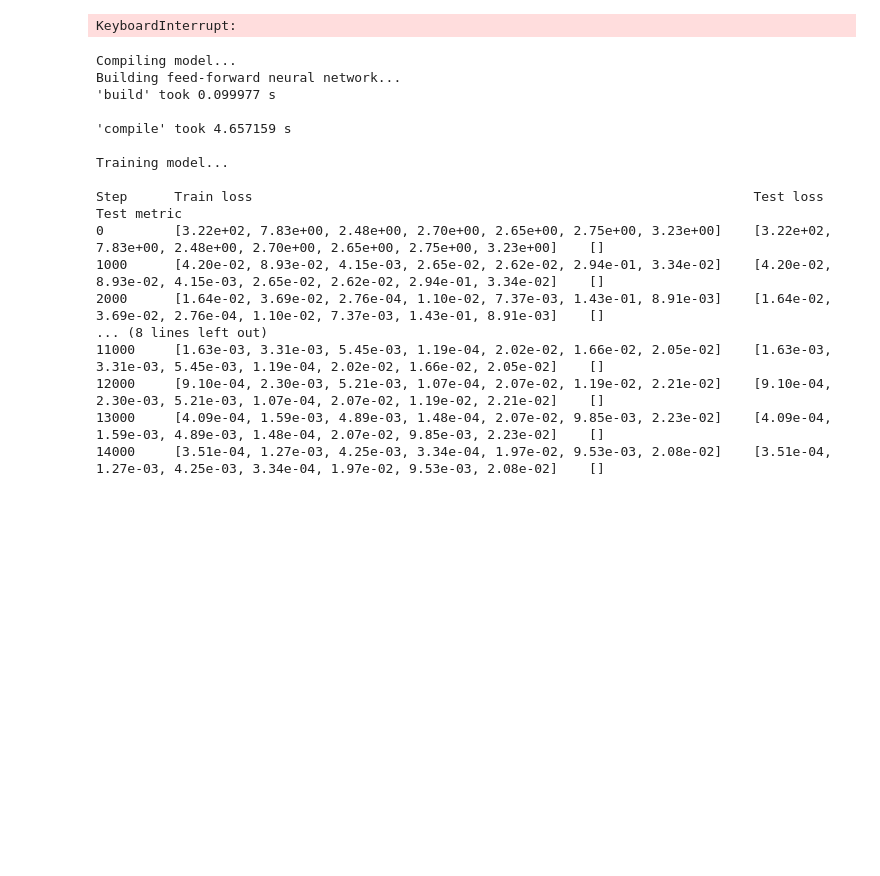
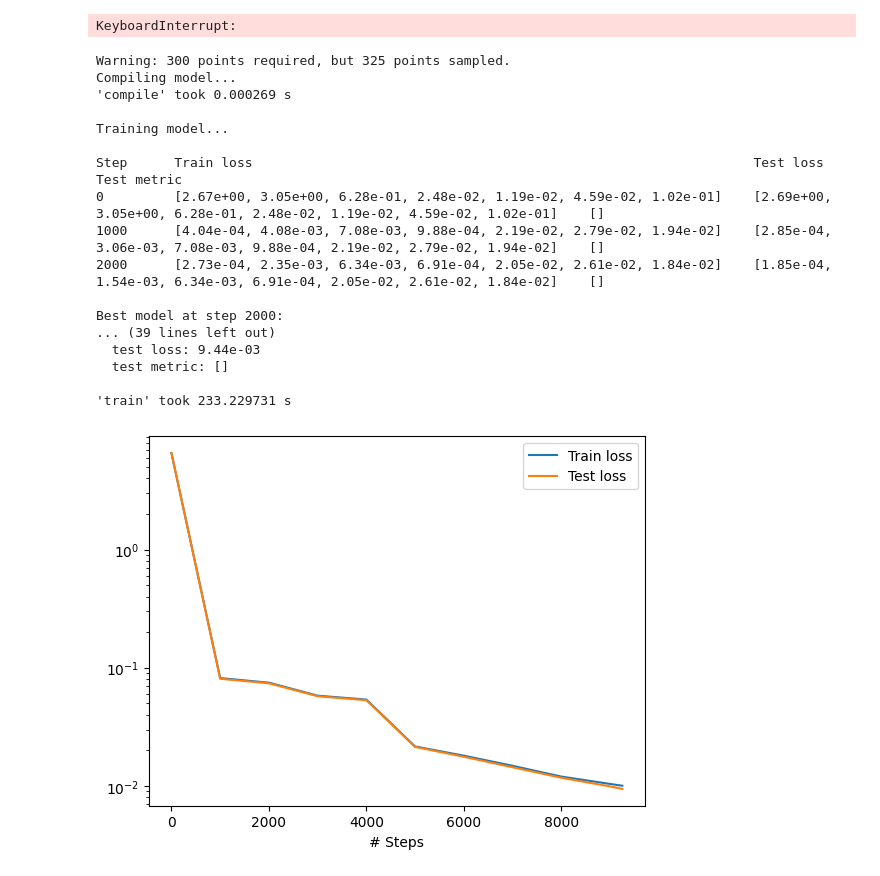
Before and after one commit to AhmadAkbariR/deepxde, a Jupyter notebook: examples/operator/elasticity-2D-AAR.ipynb, the cells around one changed output. Drawn from its saved outputs; the diff is of its cells as text; code cells hidden in the pictures; blank space fills up the shorter version.

```diff
--- a/examples/operator/elasticity-2D-AAR.ipynb
+++ b/examples/operator/elasticity-2D-AAR.ipynb
@@ -286,6 +289,7 @@ nu = 0.3
 E = 1
 def pde_system(x , u):
     # Define the parameters
+    nu = 0.3
 
     # Calculate the second derivatives of u and v
     u_xx = dde.grad.hessian(u, x, component=0, i = 0 , j = 0)
@@ -348,6 +352,7 @@ def Right_constraint(x , u, X=[]):
 def Bottom_constraint(x , u, X=[]):
     # Compute the gradients
     # The Neumann condition: 2*nu*∂u/∂x + ∂v/∂y = 0
+    nu = 0.3
     u_grad_x = dde.grad.jacobian(u, x, i=0, j=0)  # ∂u/∂x
     v_grad_y = dde.grad.jacobian(u, x, i=1, j=1)  # ∂v/∂y
     return  (1-nu)*v_grad_y + nu*u_grad_x
@@ -361,6 +366,8 @@ def top_contraint1(x , u, X=[]):
 
 def top_contraint2(x , u, X=[]):
     # Compute the gradients
+    nu = 0.3
+
     u_grad_x = dde.grad.jacobian(u, x, i=0, j=0)  # ∂u/∂x
     v_grad_y = dde.grad.jacobian(u, x, i=1, j=1)  # ∂v/∂y
     # The Neumann condition: 2*nu*∂u/∂x + ∂v/∂y = 0
@@ -372,8 +379,8 @@ def top_contraint2(x , u, X=[]):
 bc_right = dde.DirichletBC(geom, lambda x: 1, boundary_right, component=0)  # u(x=1, y) = 1
 bc_right_cstrit = dde. OperatorBC(geom, Right_constraint, boundary_right)  # u(x=1, y) = 1
 bc_bottom_cstrit = dde. OperatorBC(geom, Bottom_constraint, boundary_bottom)  # u(x=1, y) = 1
-bc_top_cstrit1 = dde. OperatorBC(geom, top_contraint1, boundary_top)  # u(x=1, y) = 1
-bc_top_cstrit2 = dde. OperatorBC(geom, top_contraint2, boundary_top)  # u(x=1, y) = 1
+bc_top_cstrit1 = dde. OperatorBC(geom, top_contraint1, boundary_top)  #
+bc_top_cstrit2 = dde. OperatorBC(geom, top_contraint2, boundary_top)  #
 #bc4 = dde.DirichletBC(geom, lambda x: 0, boundary_bottom, component=1)  # v(x, y=0) = 0
 #bc5 = dde.NeumannBC(geom, lambda x: 0, boundary_bottom, component=1)  #
 #bc6 = dde.NeumannBC(geom, lambda x: 0, boundary_top, component=0)  #
@@ -388,14 +395,14 @@ bc_top_cstrit2 = dde. OperatorBC(geom, top_contraint2, boundary_top)  # u(x=1, y
 data = dde.data.PDE(geom,
                     pde_system,
                     [bc_right, bc_right_cstrit, bc_bottom_cstrit, bc_top_cstrit1, bc_top_cstrit2],
-                    num_domain=10000,
-                    num_boundary=4000و, num_test=1500)
+                    num_domain=1000,
+                    num_boundary=300, num_test=300)
 
 
 #net = dde.nn.PFNN([2,[200, 200], [200, 200], [200, 200], [200, 200], 2], "relu", "Glorot uniform")
 #net = dde.nn.FNN([2,5,5,5,  2], "tanh", "Glorot uniform")
-#net = dde.nn.FNN([2,20,20,20, 2], "tanh", "Glorot uniform")
-net = dde.nn.PFNN([2,[20, 20],  2], "tanh", "Glorot uniform")
+net = dde.nn.FNN([2,20,20,20,20,20, 2], "tanh", "Glorot uniform")
+#net = dde.nn.PFNN([2,[20, 20], [20, 20],  2], "tanh", "Glorot uniform")
 def out_transform(inputs, outputs):
 
     x, y = inputs[:, 0], inputs[:, 1]
@@ -417,18 +424,19 @@ model = dde.Model(data, net)
 # model.compile("L-BFGS")
 #losshistory, train_state = model.train(iterations=1000)
 
-model.compile("adam", lr=0.001)  # Note changing learning_rate to lr
-losshistory, train_state = model.train(iterations=20000)
+model.compile("adam", lr=0.0005)  # Note changing learning_rate to lr
+losshistory, train_state = model.train(iterations=2000)
 
+model.compile("adam", lr=0.0003)  # Note changing learning_rate to lr
+losshistory, train_state = model.train(iterations=2000)
+
+#model.compile("L-BFGS", loss="mse",
+ #             loss_rtol=1e-5,      # Relative tolerance for loss
+  #            tol=1e-5,            # Tolerance in the norm of the gradient
+   #           max_iter=10000)
 model.compile("L-BFGS")
 losshistory, train_state = model.train(iterations=1000)
 
-'''
-model.compile("adam", lr=0.0002)  # Note changing learning_rate to lr
-losshistory, train_state = model.train(iterations=12000)
-model.compile("L-BFGS")
-losshistory, train_state = model.train(iterations=1000)
-'''
 
 dde.utils.plot_loss_history(losshistory)
 plt.show()
@@ -484,42 +492,43 @@ def plot_boundary(X, label):
                  np.append(X[hull.vertices, 1], X[hull.vertices[0], 1]),
                  label=label)
     else:
         print("Not enough points to form a boundary.")
 # Deformed coordinates
 deformed = deform_coord(X_test, predictions)
 
 # Calculate displacements in the x direction
 u = predictions[:, 0]
 v = predictions[:, 1]
 
 # Plot undeformed shape boundary
 plt.figure()
 plot_boundary(X_test, 'Undeformed Shape')
 
 # Plotting
 plt.scatter(deformed[:,0],deformed[:,1],s = 2, c=u, cmap='jet', vmin=0, vmax=1)
 plt.title('Undeformed and Deformed Shapes')
 plt.xlabel('X Coordinate')
 plt.ylabel('Y Coordinate')
 plt.legend()
 
 plt.axis('equal')  # To maintain aspect ratio
 plt.show()
 # %% [output]
+Warning: 300 points required, but 325 points sampled.
 Compiling model...
-Building feed-forward neural network...
-'build' took 0.099977 s
-
-'compile' took 4.657159 s
+'compile' took 0.000269 s
 
 Training model...
 
 Step      Train loss                                                                Test loss                                                                 Test metric
-0         [3.22e+02, 7.83e+00, 2.48e+00, 2.70e+00, 2.65e+00, 2.75e+00, 3.23e+00]    [3.22e+02, 7.83e+00, 2.48e+00, 2.70e+00, 2.65e+00, 2.75e+00, 3.23e+00]    []
-1000      [4.20e-02, 8.93e-02, 4.15e-03, 2.65e-02, 2.62e-02, 2.94e-01, 3.34e-02]    [4.20e-02, 8.93e-02, 4.15e-03, 2.65e-02, 2.62e-02, 2.94e-01, 3.34e-02]    []
-2000      [1.64e-02, 3.69e-02, 2.76e-04, 1.10e-02, 7.37e-03, 1.43e-01, 8.91e-03]    [1.64e-02, 3.69e-02, 2.76e-04, 1.10e-02, 7.37e-03, 1.43e-01, 8.91e-03]    []
-... (8 lines left out)
-11000     [1.63e-03, 3.31e-03, 5.45e-03, 1.19e-04, 2.02e-02, 1.66e-02, 2.05e-02]    [1.63e-03, 3.31e-03, 5.45e-03, 1.19e-04, 2.02e-02, 1.66e-02, 2.05e-02]    []
-12000     [9.10e-04, 2.30e-03, 5.21e-03, 1.07e-04, 2.07e-02, 1.19e-02, 2.21e-02]    [9.10e-04, 2.30e-03, 5.21e-03, 1.07e-04, 2.07e-02, 1.19e-02, 2.21e-02]    []
-13000     [4.09e-04, 1.59e-03, 4.89e-03, 1.48e-04, 2.07e-02, 9.85e-03, 2.23e-02]    [4.09e-04, 1.59e-03, 4.89e-03, 1.48e-04, 2.07e-02, 9.85e-03, 2.23e-02]    []
-14000     [3.51e-04, 1.27e-03, 4.25e-03, 3.34e-04, 1.97e-02, 9.53e-03, 2.08e-02]    [3.51e-04, 1.27e-03, 4.25e-03, 3.34e-04, 1.97e-02, 9.53e-03, 2.08e-02]    []
+0         [2.67e+00, 3.05e+00, 6.28e-01, 2.48e-02, 1.19e-02, 4.59e-02, 1.02e-01]    [2.69e+00, 3.05e+00, 6.28e-01, 2.48e-02, 1.19e-02, 4.59e-02, 1.02e-01]    []
+1000      [4.04e-04, 4.08e-03, 7.08e-03, 9.88e-04, 2.19e-02, 2.79e-02, 1.94e-02]    [2.85e-04, 3.06e-03, 7.08e-03, 9.88e-04, 2.19e-02, 2.79e-02, 1.94e-02]    []
+2000      [2.73e-04, 2.35e-03, 6.34e-03, 6.91e-04, 2.05e-02, 2.61e-02, 1.84e-02]    [1.85e-04, 1.54e-03, 6.34e-03, 6.91e-04, 2.05e-02, 2.61e-02, 1.84e-02]    []
+
+Best model at step 2000:
+... (39 lines left out)
+  test loss: 9.44e-03
+  test metric: []
+
+'train' took 233.229731 s
+[figure, added]
```
Also changed, not shown: parts of 4 cells of this notebook.
